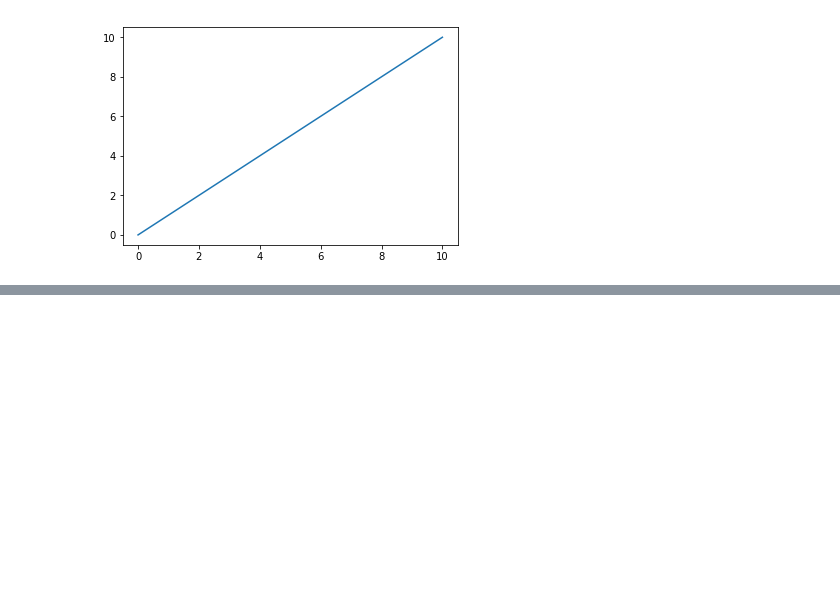
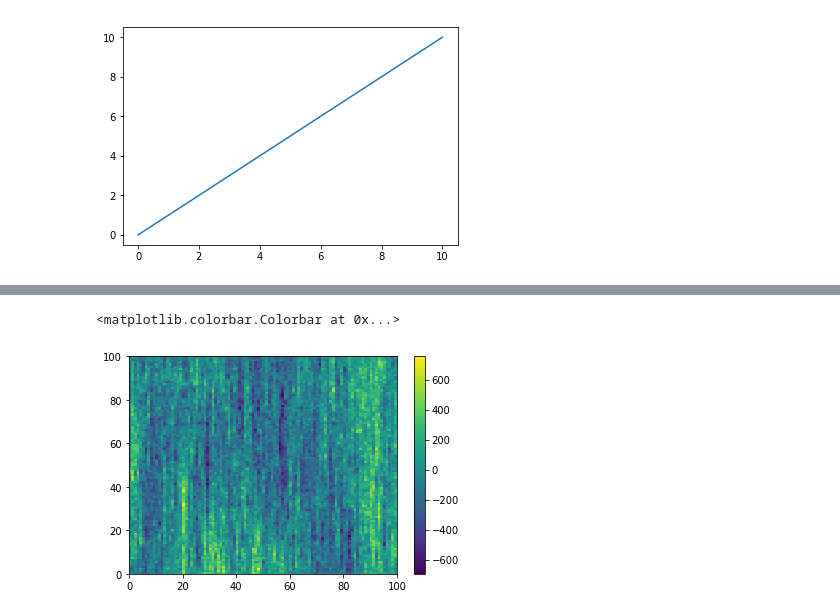
Before and after one commit to hmkhatri/topography, a Jupyter notebook: gmac_dev_basic.ipynb, the cells around one changed output, grey strips where cells are left out. Saved outputs shown, nothing was run; the diff lists cells and outputs as text; code cells hidden in the pictures; blank space fills up the shorter version.

```diff
--- a/gmac_dev_basic.ipynb
+++ b/gmac_dev_basic.ipynb
@@ -46,0 +164,6 @@ plt.plot(A)
+# %%
+plt.pcolormesh(z)
+plt.colorbar()
+# %% [output]
+<matplotlib.colorbar.Colorbar at 0x...>
+[figure, added]
```
Also changed, not shown: parts of 5 cells of this notebook.
